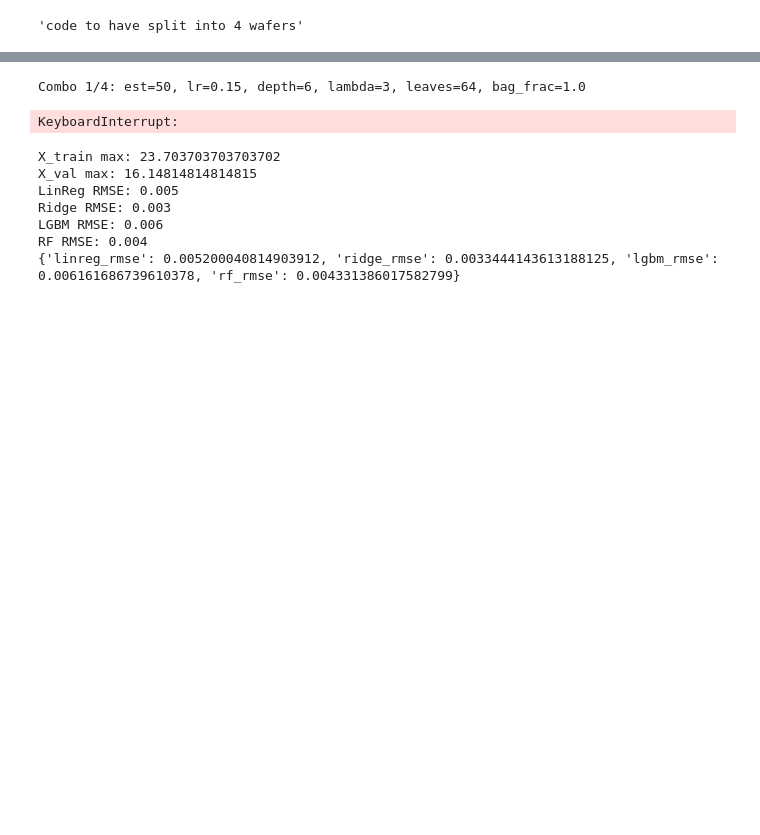
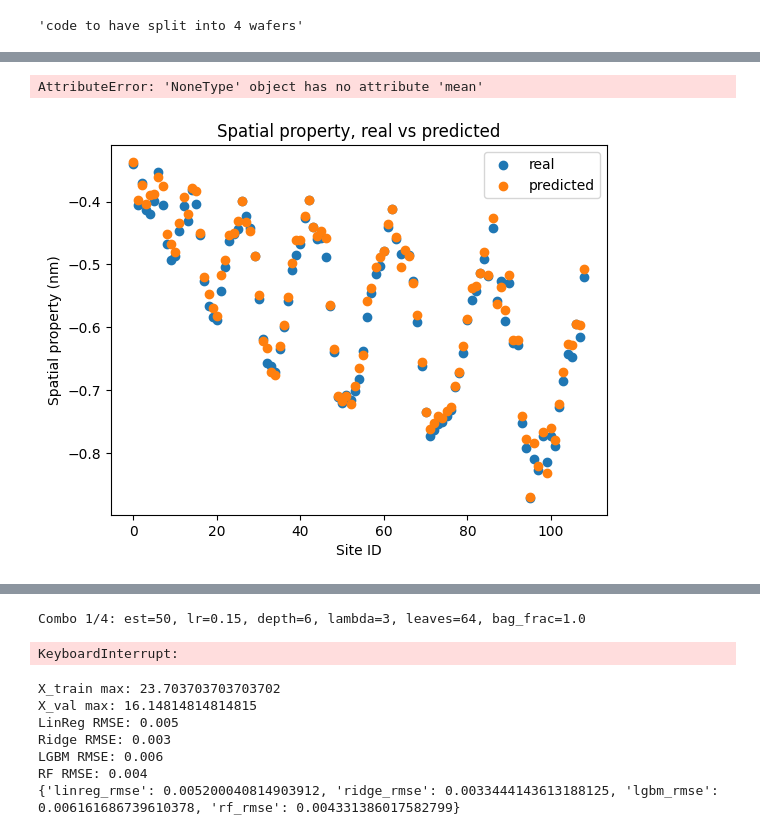
Before and after one commit to abiadf/silofuse_timeseries, a Jupyter notebook: ASM_problem/asm_data_wrangling.ipynb, the cells around one changed output, grey strips where cells are left out. Saved outputs shown, nothing was run; the diff lists cells and outputs as text; code cells hidden in the pictures; blank space fills up the shorter version.

```diff
--- a/ASM_problem/asm_data_wrangling.ipynb
+++ b/ASM_problem/asm_data_wrangling.ipynb
@@ -279,0 +361,12 @@ Error:
+# %%
+# importances.shape
+mean_importance = importances.mean(axis=0)
+
+top_indices = mean_importance.argsort()[::-1]  # Descending
+# top_features = [feature_names[i] for i in top_indices[:N]]
+# top_indices
+
+print(mean_importance[521])
+print(mean_importance[228])
+# %% [output]
+AttributeError: 'NoneType' object has no attribute 'mean'
@@ -279,0 +381,13 @@ Error:
+# %%
+which_row = 1
+
+fig, ax = plt.subplots()
+ax.scatter(range(len(y_val[0])), y_val[which_row], label='real')
+ax.scatter(range(len(y_val[0])), y_pred_cat[which_row], label='predicted')
+ax.set_xlabel("Site ID")
+ax.set_ylabel("Spatial property (nm)")
+ax.set_title("Spatial property, real vs predicted")
+ax.legend()
+plt.show()
+# %% [output]
+[figure, added]
```
Also changed, not shown: parts of 9 cells of this notebook, 3 other files.
